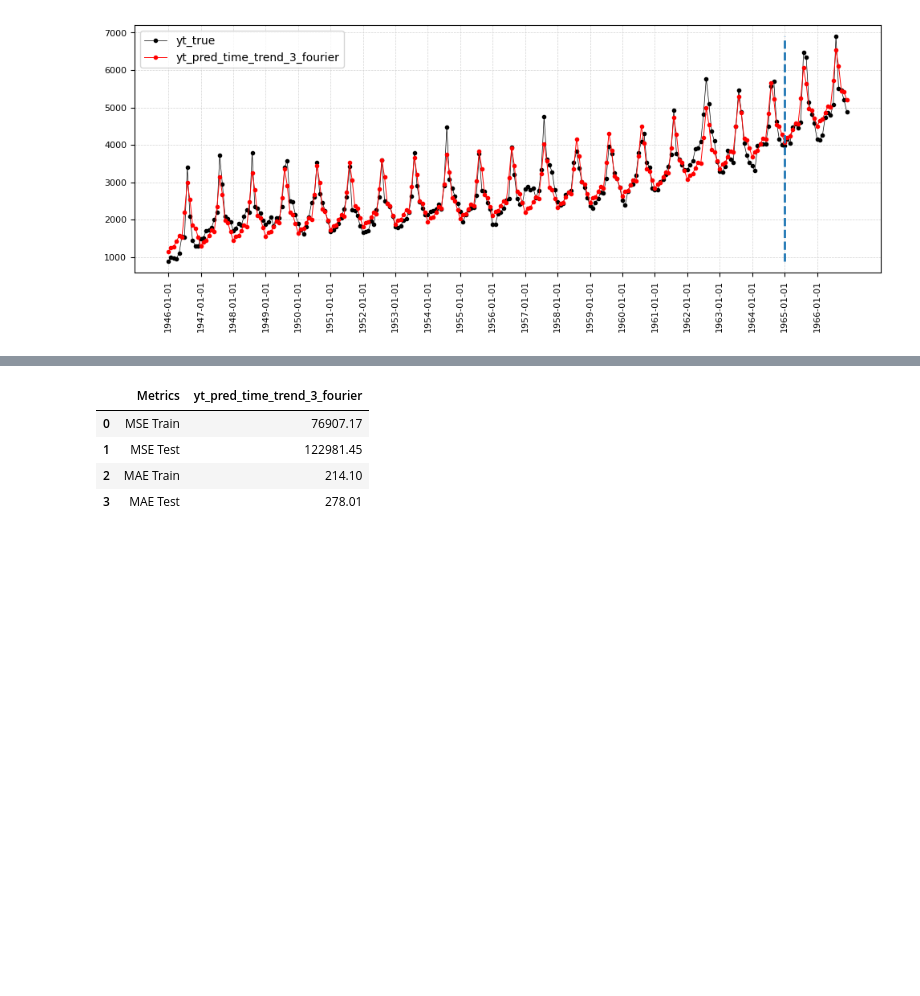
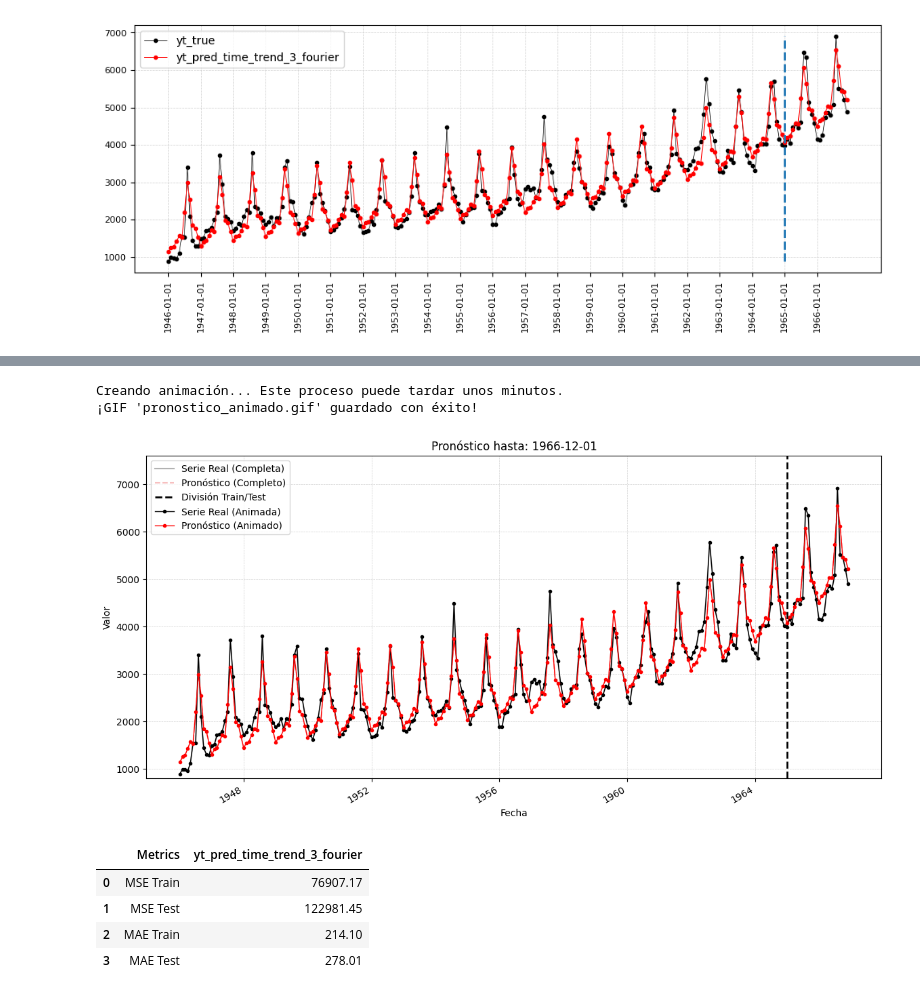
Before and after one commit to 2025-2-predictiva/PRE-13-prediccion-basica-series-de-tiempo-spereze27, a Jupyter notebook: homework/homework_3.ipynb, the cells around one changed output, grey strips where cells are left out. Drawn from its saved outputs; the diff is of its cells as text; code cells hidden in the pictures; blank space fills up the shorter version.

Commit message:
tarea completa

```diff
--- a/homework/homework_3.ipynb
+++ b/homework/homework_3.ipynb
@@ -131,3 +136,77 @@ functions.plot_time_series(df_orig)
+# %%
+import pandas as pd
+import matplotlib.pyplot as plt
+from matplotlib.animation import FuncAnimation
+
+# --- 1. CORRECCIÓN: Asegurarse de que el índice sea de tipo datetime ---
+# Esta es la línea clave que soluciona el error.
+df_orig.index = pd.to_datetime(df_orig.index)
+
+
+# --- 2. Preparación de la Gráfica (imitando tu función) ---
+fig, ax = plt.subplots(figsize=(14, 7))
+
+# Dibuja las series completas en gris como fondo para dar contexto
+ax.plot(df_orig.index, df_orig['yt_true'], color='gray', alpha=0.6, label='Serie Real (Completa)')
+ax.plot(df_orig.index, df_orig['yt_pred_time_trend_3_fourier'], color='lightcoral', alpha=0.5, linestyle='--', label='Pronóstico (Completo)')
+
+# Añade la línea vertical que separa entrenamiento y prueba
+split_point = len(df_orig) - 24
+ax.axvline(df_orig.index[split_point], color='black', linestyle='--', linewidth=2, label='División Train/Test')
+
+# Inicializa las líneas que se van a animar
+linea_real, = ax.plot([], [], '.-k', linewidth=1, label='Serie Real (Animada)')
+linea_pred, = ax.plot([], [], '.-', color='red', linewidth=1, label='Pronóstico (Animado)')
+
+
+# --- 3. Configuración de la Estética ---
+ax.set_title("Evolución del Pronóstico vs. Serie Real")
+ax.set_xlabel("Fecha")
+ax.set_ylabel("Valor")
+ax.legend(loc='upper left')
+ax.grid(color="lightgray", linestyle="--", linewidth=0.5)
+fig.autofmt_xdate() # Mejora el formato de las fechas
+
+# Fija los límites del eje Y para que no cambien durante la animación
+ax.set_ylim(df_orig['yt_true'].min() * 0.9, df_orig['yt_true'].max() * 1.1)
+
+
+# --- 4. Funciones de Animación ---
+def init():
+    linea_real.set_data([], [])
+    linea_pred.set_data([], [])
+    return linea_real, linea_pred
+
+def animate(i):
+    # Selecciona los datos hasta el cuadro 'i'
+    x = df_orig.index[:i+1]
+    y_real = df_orig['yt_true'][:i+1]
+    y_pred = df_orig['yt_pred_time_trend_3_fourier'][:i+1]
+
+    # Actualiza los datos de las líneas que se animan
+    linea_real.set_data(x, y_real)
+    linea_pred.set_data(x, y_pred)
+
+    # Actualiza el título con la fecha actual (ahora sí funcionará)
+    ax.set_title(f"Pronóstico hasta: {df_orig.index[i].strftime('%Y-%m-%d')}")
+
+    return linea_real, linea_pred
+
+
+# --- 5. Creación y Guardado del GIF ---
+print("Creando animación... Este proceso puede tardar unos minutos.")
+
+anim = FuncAnimation(fig, animate, init_func=init,
+                     frames=len(df_orig), interval=50, blit=True)
+
+# Guardar la animación
+anim.save('pronostico_animado.gif', writer='pillow', fps=20)
+
+print("¡GIF 'pronostico_animado.gif' guardado con éxito!")
+# %% [output]
+Creando animación... Este proceso puede tardar unos minutos.
+¡GIF 'pronostico_animado.gif' guardado con éxito!
+[figure, added]
 # %%
 
 #
```
Also changed, not shown: parts of 1 cell of this notebook, 8 other files.
